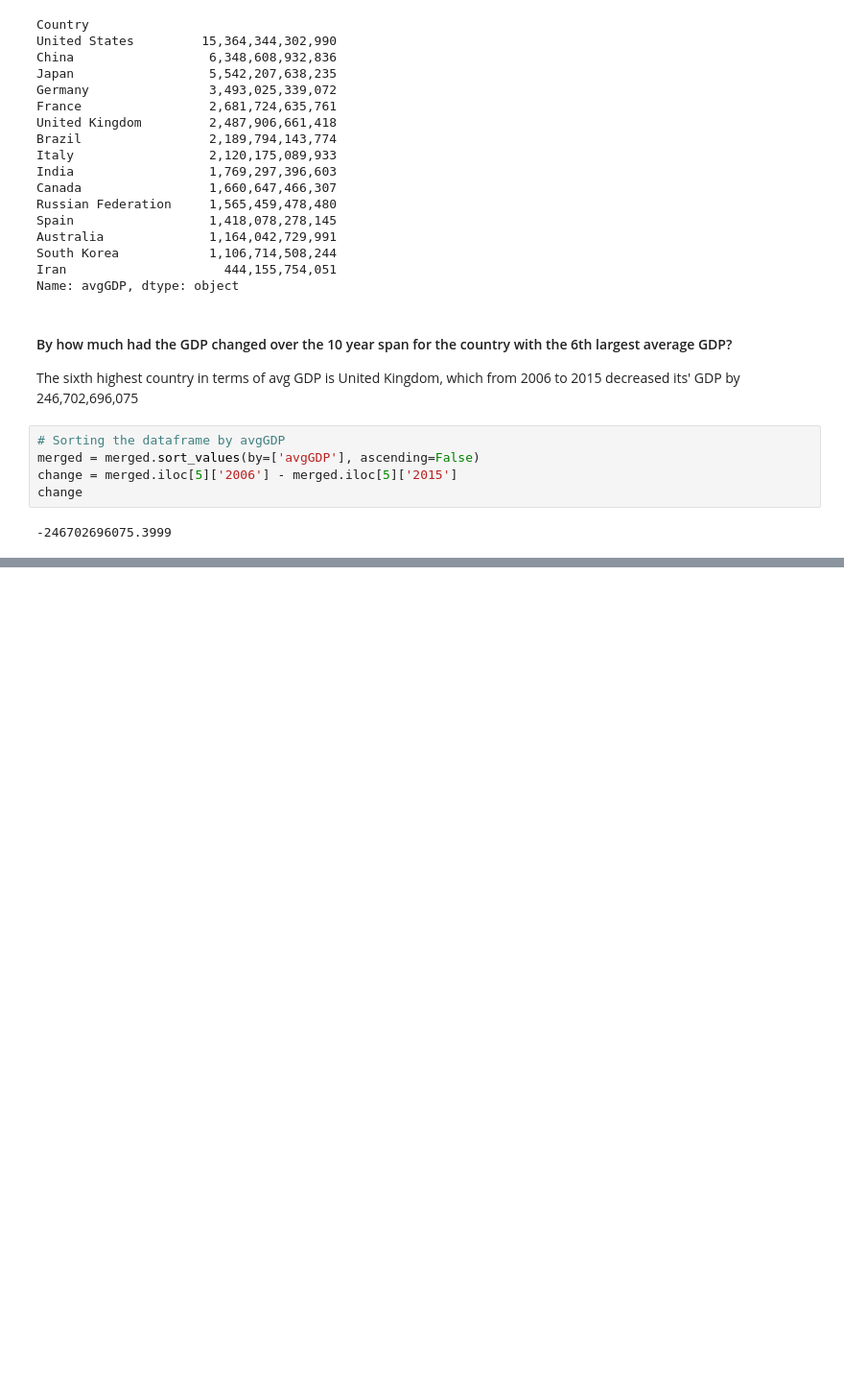
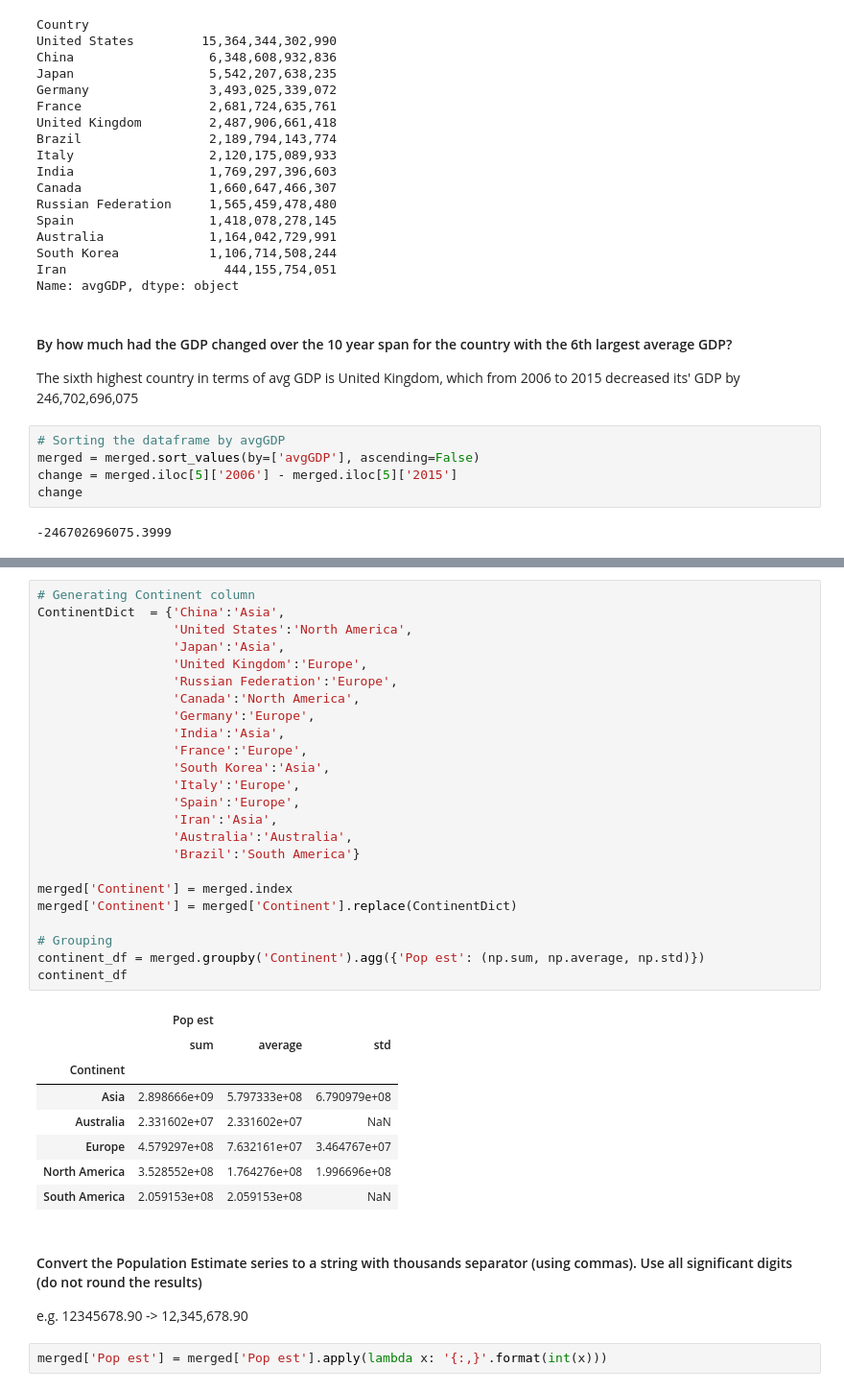
Before and after one commit to kevinmiguel97/Energy-consumption---GDP---Journals-Analysis, a Jupyter notebook: Countries analysis and cleaning.ipynb, the cells around one changed output, grey strips where cells are left out. Shown at 96% size. Saved outputs shown, nothing was run; the diff lists cells and outputs as text; blank space fills up the shorter version.

```diff
--- a/Countries analysis and cleaning.ipynb
+++ b/Countries analysis and cleaning.ipynb
@@ -330,0 +448,39 @@ change
+# %%
+# Generating Continent column
+ContinentDict  = {'China':'Asia',
+                  'United States':'North America',
+                  'Japan':'Asia',
+                  'United Kingdom':'Europe',
+                  'Russian Federation':'Europe',
+                  'Canada':'North America',
+                  'Germany':'Europe',
+                  'India':'Asia',
+                  'France':'Europe',
+                  'South Korea':'Asia',
+                  'Italy':'Europe',
+                  'Spain':'Europe',
+                  'Iran':'Asia',
+                  'Australia':'Australia',
+                  'Brazil':'South America'}
+
+merged['Continent'] = merged.index
+merged['Continent'] = merged['Continent'].replace(ContinentDict)
+
+# Grouping
+continent_df = merged.groupby('Continent').agg({'Pop est': (np.sum, np.average, np.std)})
+continent_df
+# %% [output]
+|  | Pop est |  |  |
+|  | sum | average | std |
+| Continent |  |  |  |
+| Asia | 2.898666e+09 | 5.797333e+08 | 6.790979e+08 |
+| Australia | 2.331602e+07 | 2.331602e+07 | NaN |
+| Europe | 4.579297e+08 | 7.632161e+07 | 3.464767e+07 |
+| North America | 3.528552e+08 | 1.764276e+08 | 1.996696e+08 |
+| South America | 2.059153e+08 | 2.059153e+08 | NaN |
+# %% [markdown]
+#### Convert the Population Estimate series to a string with thousands separator (using commas). Use all significant digits (do not round the results)
+
+e.g. 12345678.90 -> 12,345,678.90
+# %%
+merged['Pop est'] = merged['Pop est'].apply(lambda x: '{:,}'.format(int(x)))
```
Also changed, not shown: parts of 18 cells of this notebook.
